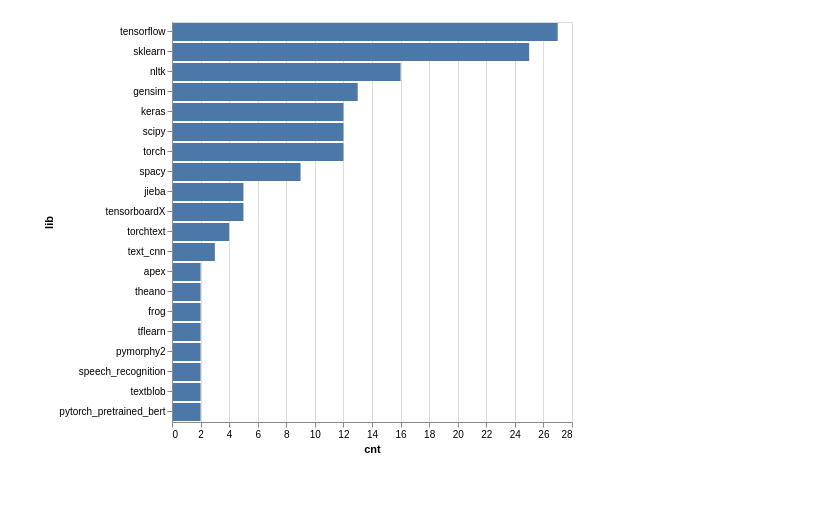
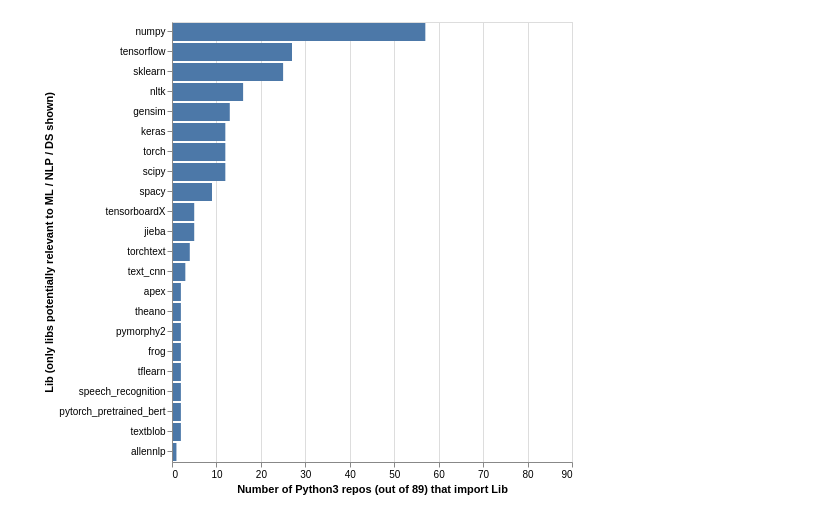
Before and after one commit to a2i2/mining-data-science-repositories, a Jupyter notebook: notebooks/analyse_imports.ipynb, the cells around one changed output. Saved outputs shown, nothing was run; the diff lists cells and outputs as text; code cells hidden in the pictures; blank space fills up the shorter version.

```diff
--- a/notebooks/analyse_imports.ipynb
+++ b/notebooks/analyse_imports.ipynb
@@ -5,0 +32,3 @@ import altair as alt # Python wrapper for Vega-Lite visualisation grammar
+# %%
+proj_imports = pd.read_csv("../output/imports-project-tally.csv", header=None, names=["repo", "lib", "cnt"]).sort_values(by = ["cnt"], ascending=False)
+proj_imports
@@ -5,0 +56,3 @@ import altair as alt # Python wrapper for Vega-Lite visualisation grammar
+# %%
+num_repos = proj_imports.nunique()["repo"]
+num_repos
@@ -21,29 +263,5 @@ imports_df
 | 601 | pysentiment | 1 |
 602 rows × 2 columns
-# %%
-# list of python modules that appear NLP/ML related imported by 2 or more of the selected projects
-nlp_libs = [
-    "tensorflow",
-    "sklearn",
-    "nltk",
-    "gensim", # Topic modelling for humans
-    "scipy",
-    "keras",
-    "torch",
-    "spacy", # Industrial-Strength Natural Language Processing
-    "jieba", # Python Chinese word segmentation module
-    "torchtext", # data processing utilities and popular datasets for natural language
-    "tensorboardX", # tensorboard for pytorch (and chainer, mxnet, numpy, ...)
-    "text_cnn", # not on pip, but module was copy-pasted into multiple repos
-    "textblob", # simple API for ... part-of-speech tagging, noun phrase extraction, sentiment analysis, ...
-    "pytorch_pretrained_bert",
-    "apex", # NVIDIA/apex: easy mixed precision and distributed training in Pytorch
-    "tflearn", # higher-level API for TensorFlow
-    "frog", # Python binding to FROG, an NLP suite for Dutch doing part-of-speech tagging, lemmatisation ...
-    "theano", # define, optimize, and evaluate mathematical expressions involving multi-dimensional arrays
-    "pymorphy2", # Morphological analyzer / inflection engine for Russian and Ukrainian languages
-    "speech_recognition" # speech recognition, with support for several engines and APIs, online and offline
-]
 # %%
 nlp_df = imports_df[imports_df.lib.isin(nlp_libs)]
 nlp_df
@@ -68,7 +286,8 @@ nlp_df
 # %%
-alt.Chart(nlp_df).mark_bar().encode(
-    x = 'cnt',
-    y = alt.Y('lib', sort=alt.EncodingSortField(order="descending")),
+chart = alt.Chart(nlp_df).mark_bar().encode(
+    x = alt.X('cnt', title="Number of Python3 repos (out of %s) that import Lib" % num_repos, scale=alt.Scale(domain=(0,int(num_repos)))),
+    y = alt.Y('lib', title="Lib (only libs potentially relevant to ML / NLP / DS shown)", sort=alt.EncodingSortField(order="descending")),
 )
+chart
 # %% [output]
-[figure, old version]
+[figure, new version]
```
Also changed, not shown: parts of 23 cells of this notebook, 20 other files.
